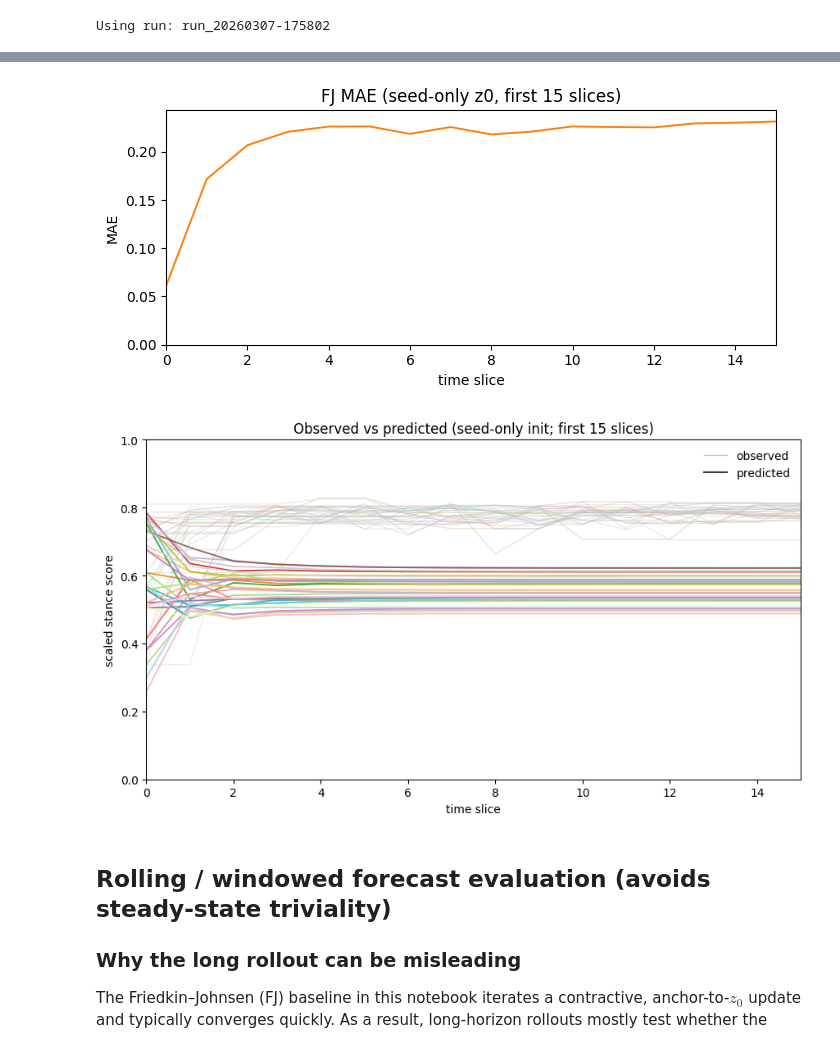
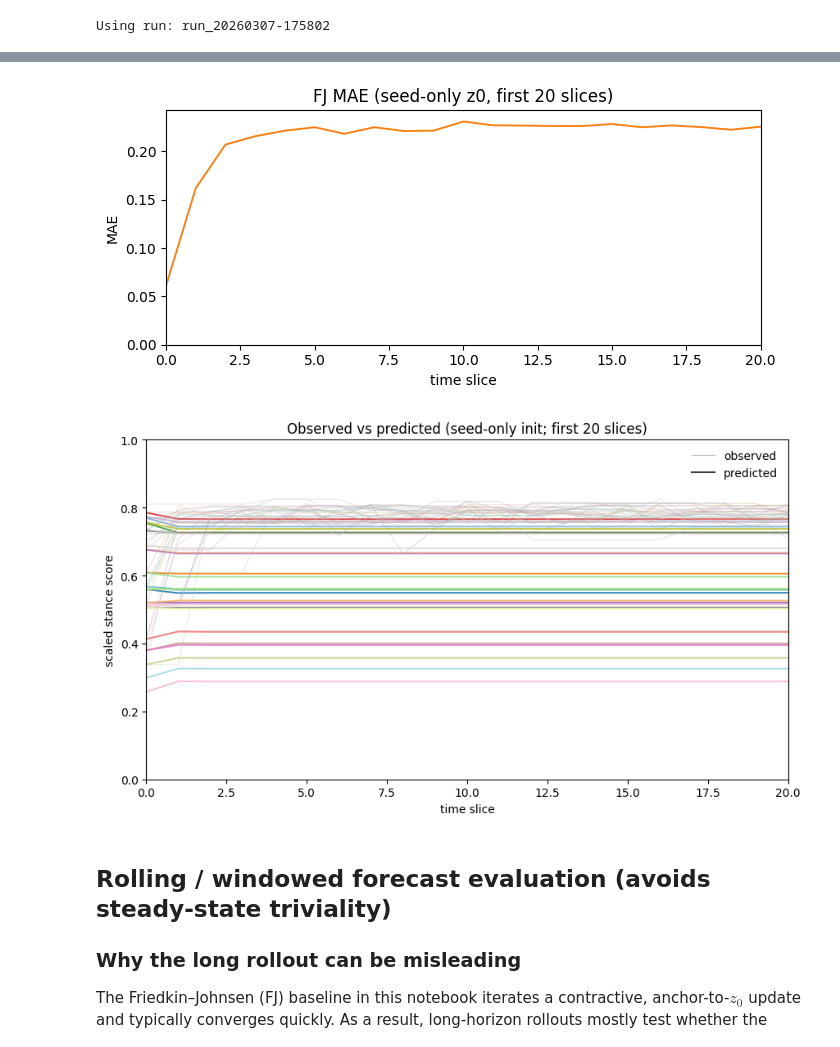
Before and after one commit to samuelLi05/llm-network, a Jupyter notebook: modeling/models/friedkin_johnsen_profile.ipynb, the cells around one changed output, grey strips where cells are left out. Saved outputs shown, nothing was run; the diff lists cells and outputs as text; code cells hidden in the pictures.

```diff
--- a/modeling/models/friedkin_johnsen_profile.ipynb
+++ b/modeling/models/friedkin_johnsen_profile.ipynb
@@ -20,7 +20,6 @@ RUN_DIRS = sorted([p for p in CLEAN.glob('run_*') if p.is_dir()])
 assert RUN_DIRS, f'No run_* folders in {CLEAN}'
 
 PARAMS = {
-    'lambda_grid': [0.2, 0.4, 0.6, 0.8],
     'basis_grid': ['linear', 'linear_abs', 'quadratic', 'quadratic_abs'],
     'ridge_alphas': [0.0, 0.1, 1.0, 10.0],
     'predictor_noise_bins': 6,
@@ -419,6 +418,7 @@ def initialize_seed_states(data):
 
 
 def build_self_post_lookup(run_dir: Path):
+    """Map agent -> slice -> stance_score for the LAST self-post in that slice."""
     self_posts = defaultdict(dict)
     per_agent_dir = run_dir / 'per_agent'
     if not per_agent_dir.exists():
@@ -437,7 +437,7 @@ def build_self_post_lookup(run_dir: Path):
             msg_slice = int(msg_slice)
             candidate = {'stance_score': float(pub), 'message_index': int(msg_index)}
             existing = self_posts[agent_id].get(msg_slice)
-            if existing is None or candidate['message_index'] < existing['message_index']:
+            if existing is None or candidate['message_index'] > existing['message_index']:
                 self_posts[agent_id][msg_slice] = candidate
 
     return {
@@ -517,7 +518,7 @@ agents= 30 max_time_slice= 37
 # %%
-best = res.iloc[0].to_dict()
-print('Best:', best)
-out = run_timeslice_fj(data, lam=float(best['lambda']), predictor=FIRST_POST_PREDICTOR, rng_seed=PARAMS['predictor_rng_seed'])
+if 'out' not in globals():
+    data = load_run_data(RUN_DIR)
+    out = run_timeslice_fj(data, lam=float(LAMBDA), predictor=FIRST_POST_PREDICTOR, rng_seed=PARAMS['predictor_rng_seed'])
 
 all_df = pd.DataFrame(out['records']).sort_values(['agent', 'time_slice']).reset_index(drop=True)
 df = all_df.copy()
@@ -530,7 +531,7 @@ met = {
     'r2': float(r2_score(df['obs_unit'], df['pred_unit'])) if len(df) > 1 and df['obs_unit'].nunique() > 1 else np.nan,
 }
 print('Metrics on unit scale [0, 1]:', met)
-print('Using constant lambda =', float(best['lambda']))
+print('Using manual lambda =', float(LAMBDA))
 print('First-post predictor =', FIRST_POST_PREDICTOR['basis'], FIRST_POST_PREDICTOR['model_name'])
 print('Comparisons start at time_slice =', comparison_start)
 print('Scaling: unit = (stance_score + 1) / 2, inverse = 2 * unit - 1')
@@ -545,16 +546,16 @@ if not slice0_df.empty:
     slice0_mean_gap = float((slice0_df['pred_unit'] - slice0_df['obs_unit']).abs().mean())
     print('Slice-0 agreement check:', {'max_abs_gap': slice0_max_gap, 'mean_abs_gap': slice0_mean_gap})
 
+MAX_PLOT_SLICE = 20
 err_t = df.groupby('time_slice', as_index=False)['abs_err'].mean()
-# only show first 15 slices where the dynamics converge rapidly
-err_t = err_t[err_t['time_slice'] <= 15]
+err_t = err_t[err_t['time_slice'] <= MAX_PLOT_SLICE]
 plt.figure(figsize=(7.0, 3.3))
 plt.plot(err_t['time_slice'], err_t['abs_err'], color='tab:blue', linewidth=1.35)
-plt.title('Friedkin–Johnsen time-slice MAE (unit scale, first 15 slices)')
+plt.title(f'Friedkin–Johnsen time-slice MAE (unit scale, first {MAX_PLOT_SLICE} slices)')
 plt.xlabel('time slice')
 plt.ylabel('MAE')
 plt.ylim(0.0, max(0.05, float(err_t['abs_err'].max()) * 1.05))
-plt.xlim(0, 15)
+plt.xlim(0, MAX_PLOT_SLICE)
 plt.tight_layout()
 plt.show()
 
@@ -566,7 +567,7 @@ palette = np.array(list(plt.cm.tab20.colors) + list(plt.cm.Set3.colors) + list(p
 plt.figure(figsize=(8.8, 5.1))
 for i, agent in enumerate(agent_order):
     dfa = df[df['agent'] == agent].sort_values('time_slice')
-    dfa = dfa[dfa['time_slice'] <= 15]
+    dfa = dfa[dfa['time_slice'] <= MAX_PLOT_SLICE]
     base_rgb = np.asarray(palette[i][:3], dtype=float)
     obs_rgb = 0.55 * np.array([0.72, 0.72, 0.72]) + 0.45 * base_rgb
     plt.plot(
@@ -588,11 +589,11 @@ legend_handles = [
     Line2D([0], [0], color=(0.45, 0.45, 0.45, 0.45), linewidth=0.9, label='observed'),
     Line2D([0], [0], color=(0.2, 0.2, 0.2, 0.95), linewidth=1.5, label='predicted'),
 ]
-plt.title('Observed vs predicted opinion dynamics by agent (Friedkin–Johnsen; first 15 slices)')
+plt.title(f'Observed vs predicted opinion dynamics by agent (Friedkin–Johnsen; first {MAX_PLOT_SLICE} slices)')
 plt.xlabel('time slice')
 plt.ylabel('scaled stance score')
 plt.ylim(0.0, 1.0)
-plt.xlim(0, 15)
+plt.xlim(0, MAX_PLOT_SLICE)
 plt.legend(handles=legend_handles, loc='upper right', frameon=False)
 plt.tight_layout()
 plt.show()
@@ -662,46 +662,46 @@ def run_fj_with_fixed_z0(data, z0_dict, lam):
     return records
 
 # run comparison
-lam = float(best['lambda'])
+lam = float(LAMBDA)
 seed_only_records = run_fj_with_fixed_z0(data, z0_direct, lam)
 
 seed_df = pd.DataFrame(seed_only_records).sort_values(['agent','time_slice']).reset_index(drop=True)
 seed_df['abs_err'] = (seed_df['pred_unit'] - seed_df['obs_unit']).abs()
 
-# plot MAE for first 15 slices
+MAX_PLOT_SLICE = 20
 err_t2 = seed_df.groupby('time_slice', as_index=False)['abs_err'].mean()
-err_t2 = err_t2[err_t2['time_slice'] <= 15]
+err_t2 = err_t2[err_t2['time_slice'] <= MAX_PLOT_SLICE]
 plt.figure(figsize=(7.0,3.3))
 plt.plot(err_t2['time_slice'], err_t2['abs_err'], color='tab:orange', linewidth=1.35)
-plt.title('FJ MAE (seed-only z0, first 15 slices)')
+plt.title(f'FJ MAE (seed-only z0, first {MAX_PLOT_SLICE} slices)')
 plt.xlabel('time slice')
 plt.ylabel('MAE')
 plt.ylim(0.0, max(0.05, float(err_t2['abs_err'].max())*1.05))
-plt.xlim(0,15)
+plt.xlim(0,MAX_PLOT_SLICE)
 plt.tight_layout()
 plt.show()
 
 # trajectory plot
 plt.figure(figsize=(8.8,5.1))
 for i, agent in enumerate(agent_order):
     dfa = seed_df[seed_df['agent']==agent].sort_values('time_slice')
-    dfa = dfa[dfa['time_slice']<=15]
+    dfa = dfa[dfa['time_slice']<=MAX_PLOT_SLICE]
     base_rgb = np.asarray(palette[i][:3], dtype=float)
     obs_rgb = 0.55 * np.array([0.72,0.72,0.72]) + 0.45 * base_rgb
     plt.plot(dfa['time_slice'], dfa['obs_unit'], color=(*obs_rgb,0.35), linewidth=0.8, solid_capstyle='round')
     plt.plot(dfa['time_slice'], dfa['pred_unit'], color=(*base_rgb,0.9), linewidth=1.35, solid_capstyle='round')
 
-plt.title('Observed vs predicted (seed-only init; first 15 slices)')
+plt.title(f'Observed vs predicted (seed-only init; first {MAX_PLOT_SLICE} slices)')
 plt.xlabel('time slice')
 plt.ylabel('scaled stance score')
 plt.ylim(0.0,1.0)
-plt.xlim(0,15)
+plt.xlim(0,MAX_PLOT_SLICE)
 plt.legend(handles=legend_handles, loc='upper right', frameon=False)
 plt.tight_layout()
 plt.show()
 # %% [output]
-[figure, old version]
+[figure, new version]
-[figure, old version]
+[figure, new version]
 # %% [markdown]
 ## Rolling / windowed forecast evaluation (avoids steady-state triviality)
 
```
Also changed, not shown: parts of 5 cells of this notebook, 1 other file.
